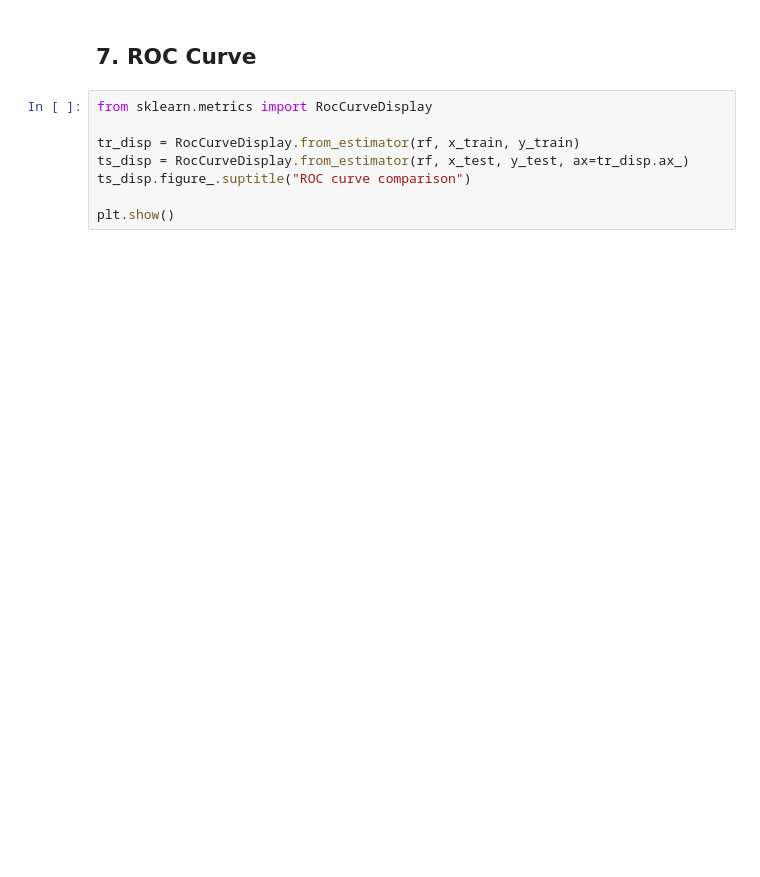
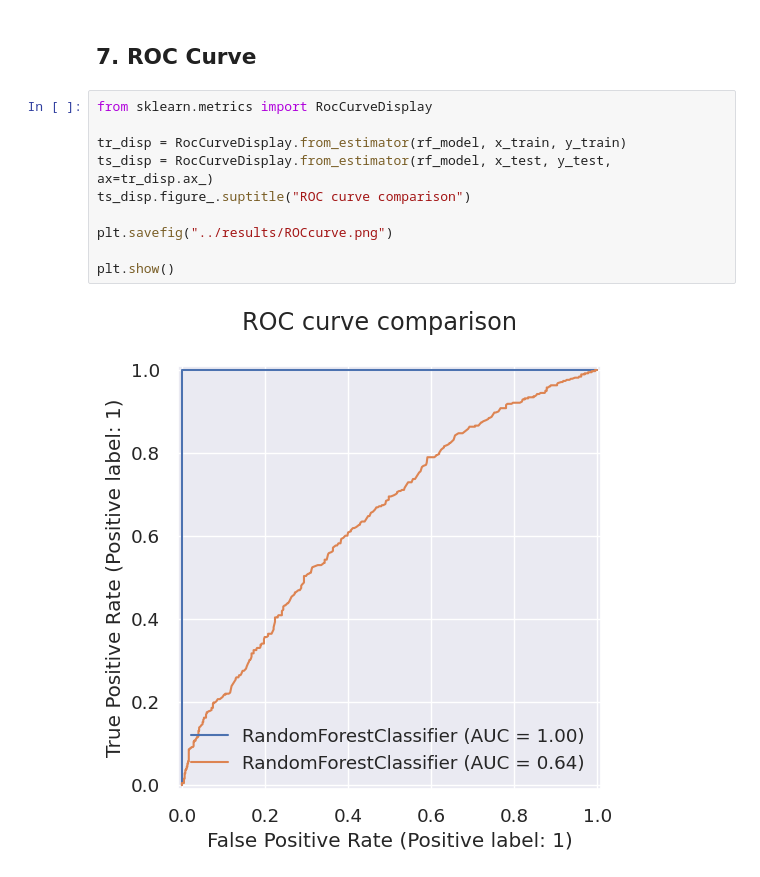
Before and after one commit to ITRoselloSignoris/Data-Science-Model-Deployment-, a Jupyter notebook: src/Water_Potability_Classification.ipynb, the cells around one changed output. Cells and saved outputs as stored; diff of their text form; blank space fills up the shorter version.

```diff
--- a/src/Water_Potability_Classification.ipynb
+++ b/src/Water_Potability_Classification.ipynb
@@ -147,8 +218,12 @@ rf_loaded = pickle.load(open("model/rf.pkl", 'rb'))
 # %%
 from sklearn.metrics import RocCurveDisplay
 
-tr_disp = RocCurveDisplay.from_estimator(rf, x_train, y_train)
-ts_disp = RocCurveDisplay.from_estimator(rf, x_test, y_test, ax=tr_disp.ax_)
+tr_disp = RocCurveDisplay.from_estimator(rf_model, x_train, y_train)
+ts_disp = RocCurveDisplay.from_estimator(rf_model, x_test, y_test, ax=tr_disp.ax_)
 ts_disp.figure_.suptitle("ROC curve comparison")
 
+plt.savefig("../results/ROCcurve.png")
+
 plt.show()
+# %% [output]
+[figure, added]
```
Also changed, not shown: parts of 11 cells of this notebook, 2 other files.
